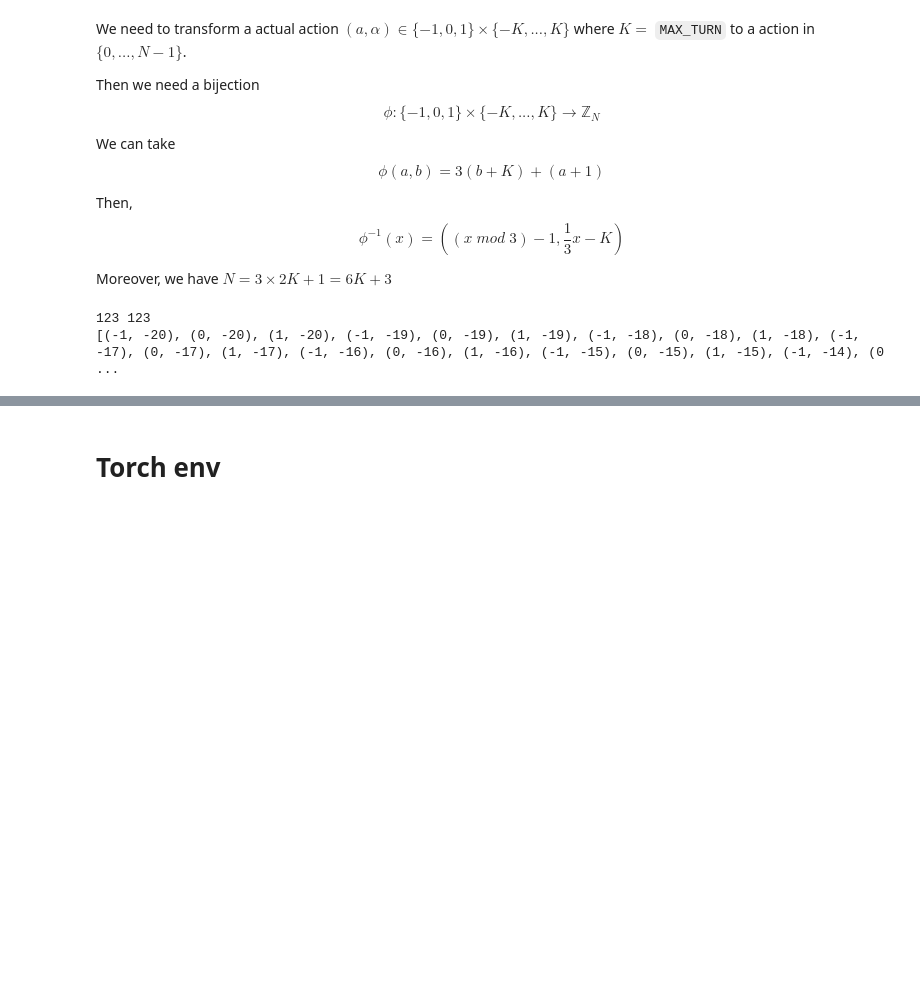
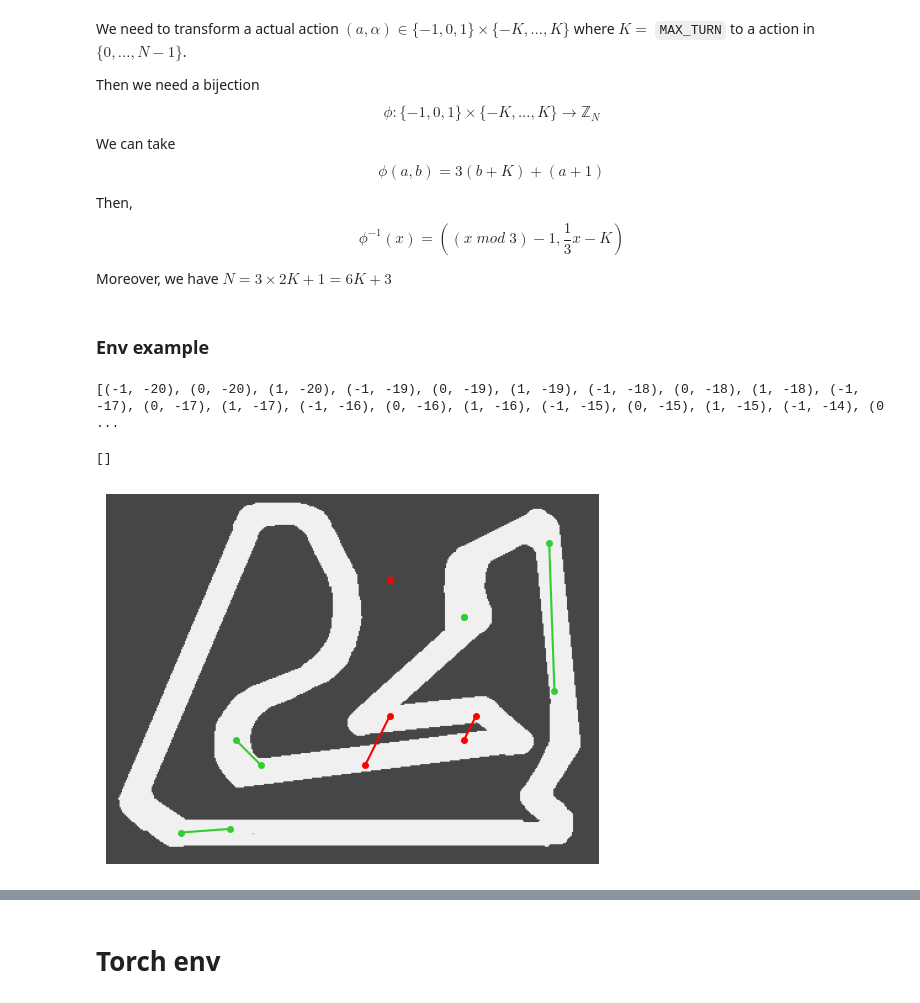
Before and after one commit to GeckSpy/EP-trajectory-optimisation, a Jupyter notebook: Environment/env_05.ipynb, the cells around one changed output, grey strips where cells are left out. Cells and saved outputs as stored; diff of their text form; code cells hidden in the pictures; blank space fills up the shorter version.

```diff
--- a/Environment/env_05.ipynb
+++ b/Environment/env_05.ipynb
@@ -368,9 +354,11 @@ class RacingCar(Env):
     def __init__(self, track_path):
         super(RacingCar, self).__init__()
         self.max_turn = MAX_TURN
+        self.nb_state = 6*MAX_TURN + 3
+
         # Define an action space ranging from 0 to 3
-        self.action_space = [int_to_action(i) for i in range(N)]
-        self.int_action_space = [i for i in range(N)]
+        self.action_space = [self.int_to_action(i) for i in range(self.nb_state)]
+        self.int_action_space = [i for i in range(self.nb_state)]
 
         # Define the anle of which we will look the distance
         self.liste_alpha = [90, 60, 30, 0, -30, -60, -90]
@@ -381,6 +369,15 @@ class RacingCar(Env):
         self.car: Car = Car(self.track.start)
 
         self.canvas = np.array(self.track.color_track)
+
+    def action_to_int(self, action):
+        """Transform an action (tuple) into an action (int)"""
+        a,b = action
+        return 3*(b+self.max_turn) + a+1
+
+    def int_to_action(self, x):
+        """Transform an action (int) into an action (tuple)"""
+        return ((x%3)-1, int(x/3) -self.max_turn)
 
 
     def get_state(self):
@@ -417,7 +414,7 @@ class RacingCar(Env):
         x,y = self.car.coor.get()
         previous_coor = Coor((x,y))
 
-        acc, turn = int_to_action(action)
+        acc, turn = self.int_to_action(action)
         if acc==-1:
             self.car.brake()
         elif acc==1:
@@ -447,12 +444,32 @@ class RacingCar(Env):
 
         if rd.random() <= p_turn:
             action[1] = ((-1)**(rd.randint(0,1))) * rd.randint(-self.max_turn, self.max_turn)
-        return action
+        return tuple(action)
-# %%
-M = RacingCar(path)
-print(len(M.action_space), N)
-print(M.action_space)
-M.close()
-# %% [output]
-123 123
-[(-1, -20), (0, -20), (1, -20), (-1, -19), (0, -19), (1, -19), (-1, -18), (0, -18), (1, -18), (-1, -17), (0, -17), (1, -17), (-1, -16), (0, -16), (1, -16), (-1, -15), (0, -15), (1, -15), (-1, -14), (0 ...
+# %% [markdown]
+### Env example
+# %%
+Env = RacingCar(path)
+print(Env.action_space)
+# %% [output]
+[(-1, -20), (0, -20), (1, -20), (-1, -19), (0, -19), (1, -19), (-1, -18), (0, -18), (1, -18), (-1, -17), (0, -17), (1, -17), (-1, -16), (0, -16), (1, -16), (-1, -15), (0, -15), (1, -15), (-1, -14), (0 ...
+# %%
+moves = [[Coor((60, 25)), Coor((100,28))],
+         [Coor((125, 80)), Coor((105, 100))],
+         [Coor((300,120)), Coor((290, 100))],
+         [Coor((230,120)), Coor((210, 80))],
+         [Coor((363.5,140)), Coor((359.2, 260))],
+         [Coor((230, 230)), Coor((230, 230))],
+         [Coor((290, 200)), Coor((290, 200))]]
+
+for coors in moves:
+    res = Env.track.is_move_possible(coors[0], coors[1])
+    color = "limegreen"
+    if not res:
+        color = "red"
+    plt.plot([coors[0].x, coors[1].x], [coors[0].y, coors[1].y], "-o", markersize=4, color=color)
+
+Env.track.plot(hide=True)
+plt.plot()
+# %% [output]
+[]
+[figure, added]
```
Also changed, not shown: parts of 4 cells of this notebook.
